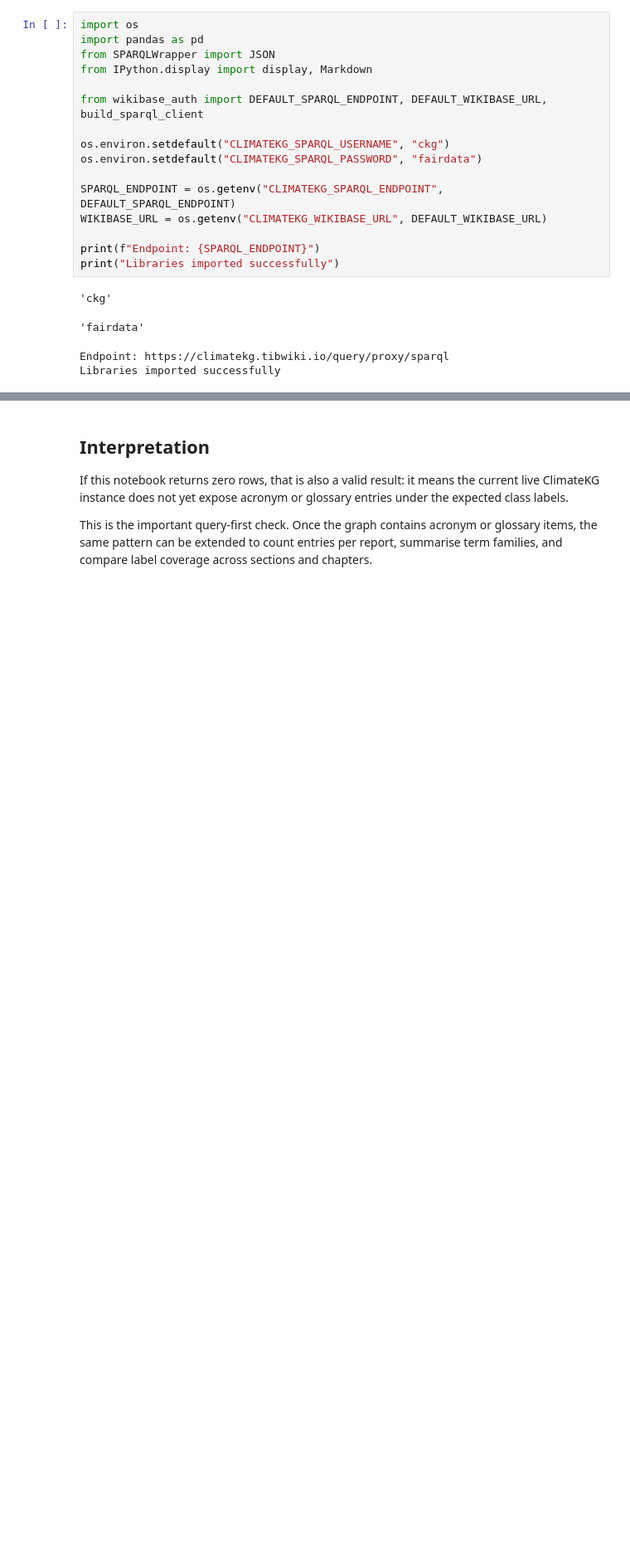
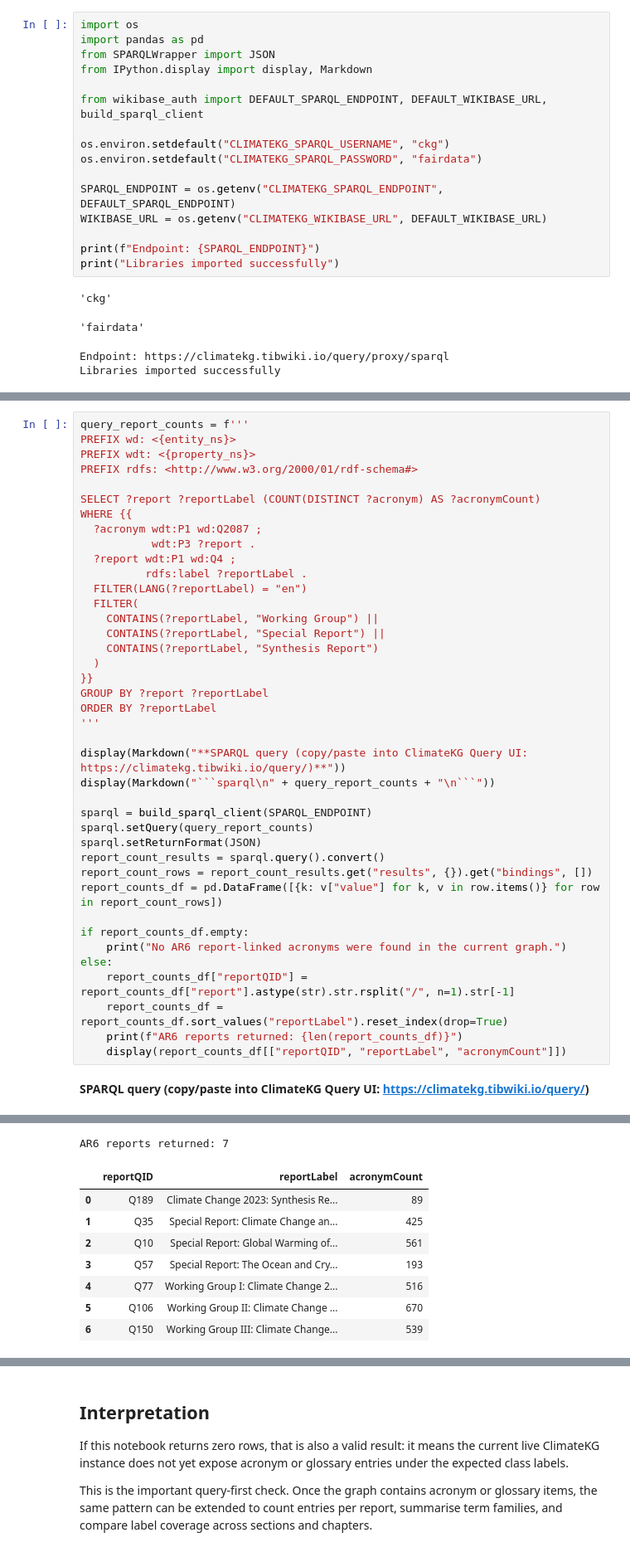
Before and after one commit to TIBHannover/ClimateKG-Data-Bench, a Jupyter notebook: sparql_queries/acronyms.ipynb, the cells around one changed output, grey strips where cells are left out. Shown at 83% size. Drawn from its saved outputs; the diff is of its cells as text; blank space fills up the shorter version.

````diff
--- a/sparql_queries/acronyms.ipynb
+++ b/sparql_queries/acronyms.ipynb
@@ -66,0 +167,42 @@ Rows returned: 0
+# %%
+query_report_counts = f'''
+PREFIX wd: <{entity_ns}>
+PREFIX wdt: <{property_ns}>
+PREFIX rdfs: <http://www.w3.org/2000/01/rdf-schema#>
+
+SELECT ?report ?reportLabel (COUNT(DISTINCT ?acronym) AS ?acronymCount)
+WHERE {{
+  ?acronym wdt:P1 wd:Q2087 ;
+           wdt:P3 ?report .
+  ?report wdt:P1 wd:Q4 ;
+          rdfs:label ?reportLabel .
+  FILTER(LANG(?reportLabel) = "en")
+  FILTER(
+    CONTAINS(?reportLabel, "Working Group") ||
+    CONTAINS(?reportLabel, "Special Report") ||
+    CONTAINS(?reportLabel, "Synthesis Report")
+  )
+}}
+GROUP BY ?report ?reportLabel
+ORDER BY ?reportLabel
+'''
+
+display(Markdown("**SPARQL query (copy/paste into ClimateKG Query UI: https://climatekg.tibwiki.io/query/)**"))
+display(Markdown("```sparql\n" + query_report_counts + "\n```"))
+
+sparql = build_sparql_client(SPARQL_ENDPOINT)
+sparql.setQuery(query_report_counts)
+sparql.setReturnFormat(JSON)
+report_count_results = sparql.query().convert()
+report_count_rows = report_count_results.get("results", {}).get("bindings", [])
+report_counts_df = pd.DataFrame([{k: v["value"] for k, v in row.items()} for row in report_count_rows])
+
+if report_counts_df.empty:
+    print("No AR6 report-linked acronyms were found in the current graph.")
+else:
+    report_counts_df["reportQID"] = report_counts_df["report"].astype(str).str.rsplit("/", n=1).str[-1]
+    report_counts_df = report_counts_df.sort_values("reportLabel").reset_index(drop=True)
+    print(f"AR6 reports returned: {len(report_counts_df)}")
+    display(report_counts_df[["reportQID", "reportLabel", "acronymCount"]])
+# %% [output]
+**SPARQL query (copy/paste into ClimateKG Query UI: https://climatekg.tibwiki.io/query/)**
@@ -66,0 +232,9 @@ Rows returned: 0
+AR6 reports returned: 7
+|  | reportQID | reportLabel | acronymCount |
+| 0 | Q189 | Climate Change 2023: Synthesis Re... | 89 |
+| 1 | Q35 | Special Report: Climate Change an... | 425 |
+| 2 | Q10 | Special Report: Global Warming of... | 561 |
+| 3 | Q57 | Special Report: The Ocean and Cry... | 193 |
+| 4 | Q77 | Working Group I: Climate Change 2... | 516 |
+| 5 | Q106 | Working Group II: Climate Change ... | 670 |
+| 6 | Q150 | Working Group III: Climate Change... | 539 |
````
Also changed, not shown: parts of 6 cells of this notebook, 6 other files.
